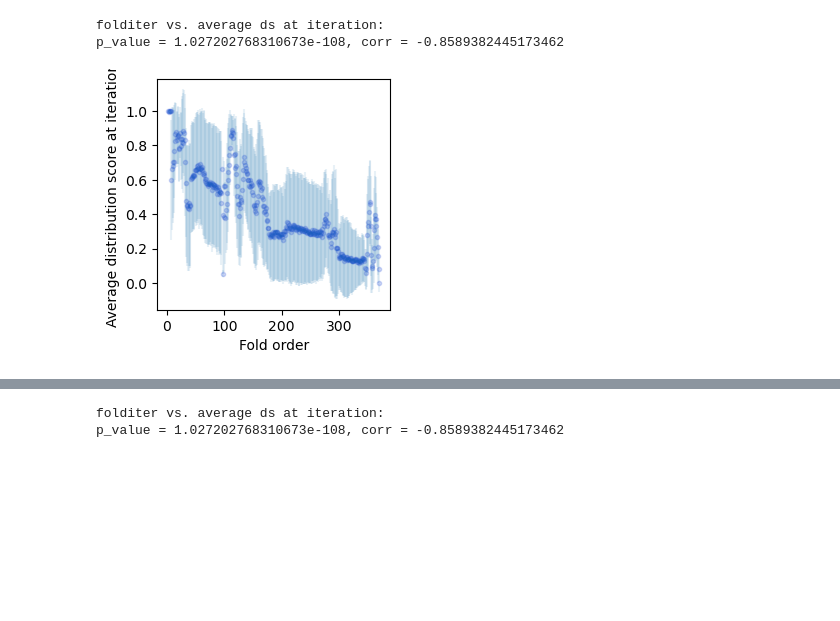
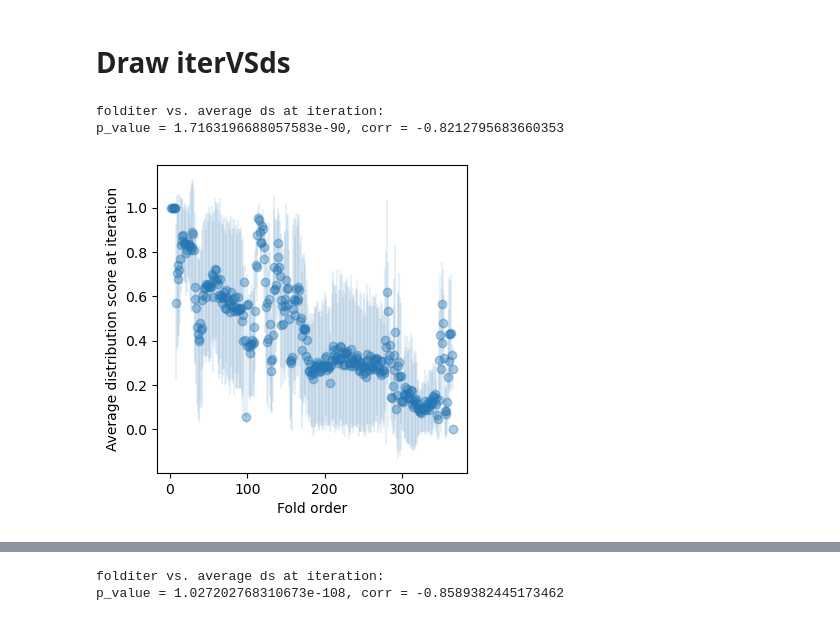
Before and after one commit to tseamuscorlett/enzyme-gated-network-expansion, a Jupyter notebook: (3B)aveDS_at_iter_vs_iterNum_20240213.ipynb, the cells around one changed output, grey strips where cells are left out. Drawn from its saved outputs; the diff is of its cells as text; code cells hidden in the pictures; blank space fills up the shorter version.

```diff
--- a/(3B)aveDS_at_iter_vs_iterNum_20240213.ipynb
+++ b/(3B)aveDS_at_iter_vs_iterNum_20240213.ipynb
@@ -25,6 +25,8 @@ print(len(xgroup2ds_abe))
 df_folds_folditer = pd.read_csv('../data/1000runs_csvs/1000runs_csvs_NONE/folds_folditer_NONE.csv', index_col=0)
 # preATP 1000 runs
 # df_folds_folditer = pd.read_csv('../data/1000runs_csvs/1000runs_csvs_preATP/folds_folditer_preATP.csv', index_col=0)
+# %% [markdown]
+# Draw iterVSds
 # %%
 run2iter2ds = {}
 for run in df_folds_folditer.columns:
@@ -51,24 +53,24 @@ iter2ds_mean_all_std = {k:np.std(v) for k,v in iter2ds_mean_all.items()}
 # %%
 # std for error bar
 
 y = list(iter2ds_mean_all_mean.values())  # average dist score
 x = list(iter2ds_mean_all_mean.keys())  # iteration number
 y_err = list(iter2ds_mean_all_std.values())  # variability
 
 # print Spearman correlation coeff.
 corr, p = spearmanr(x, y)
 print(f'folditer vs. average ds at iteration:')
 print(f'p_value = {p}, corr = {corr}')
 
 # Create a scatterplot with error bars
-plt.figure(figsize=(3, 3))
-plt.errorbar(x, y, yerr=y_err, fmt='.', alpha=0.1)  # errorbar + data points
-plt.scatter(x, y, marker='.', color='b', alpha = 0.1, zorder=2)  # data points (overlay to increase alpha)
+plt.figure(figsize=(4, 4))
+plt.errorbar(x, y, yerr=y_err, fmt='o', alpha=0.1, color='#2576B4')  # errorbar + data points
+plt.scatter(x, y, marker='o', color='#2576B4', alpha = 0.3, zorder=2)  # data points (overlay to increase alpha)
 plt.ylabel('Average distribution score at iteration')
 plt.xlabel('Fold order')
-# plt.savefig('iterVSds_range_std_error.png', dpi=300, bbox_inches = 'tight')
+plt.savefig('iterVSds_range_std_error_2.png', dpi=300, bbox_inches = 'tight')
 plt.show()
 # %% [output]
 folditer vs. average ds at iteration:
-p_value = 1.027202768310673e-108, corr = -0.8589382445173462
+p_value = 1.7163196688057583e-90, corr = -0.8212795683660353
-[figure, old version]
+[figure, new version]
```
Also changed, not shown: parts of 63 cells of this notebook, 6 other files.
